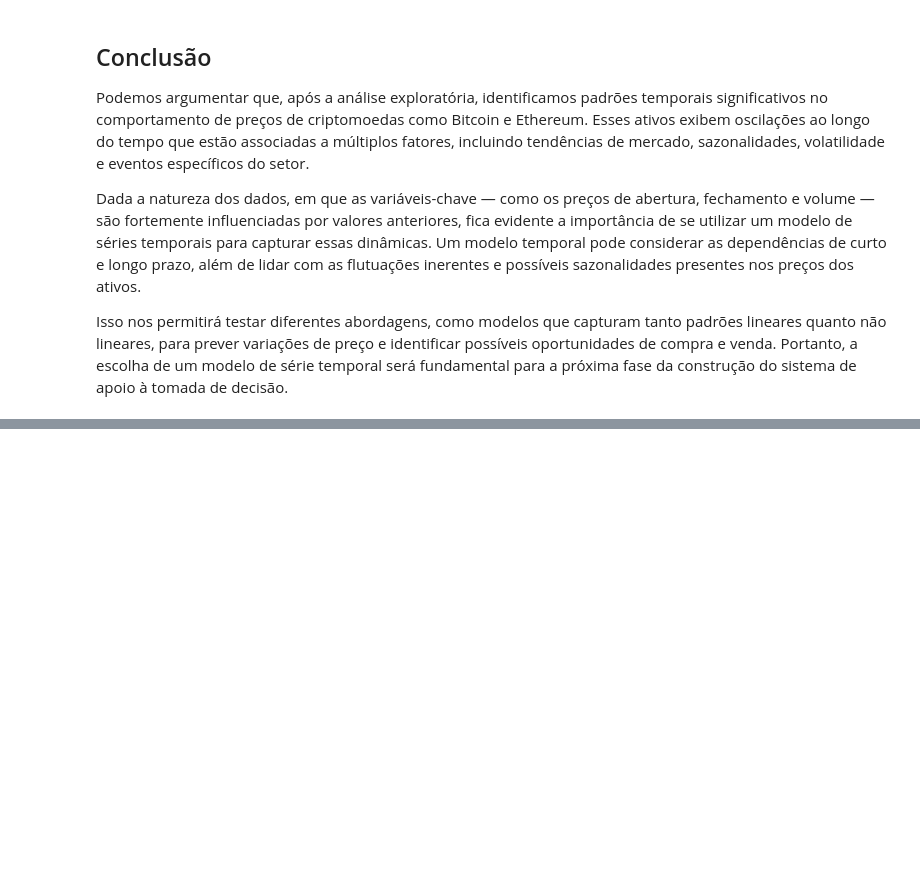
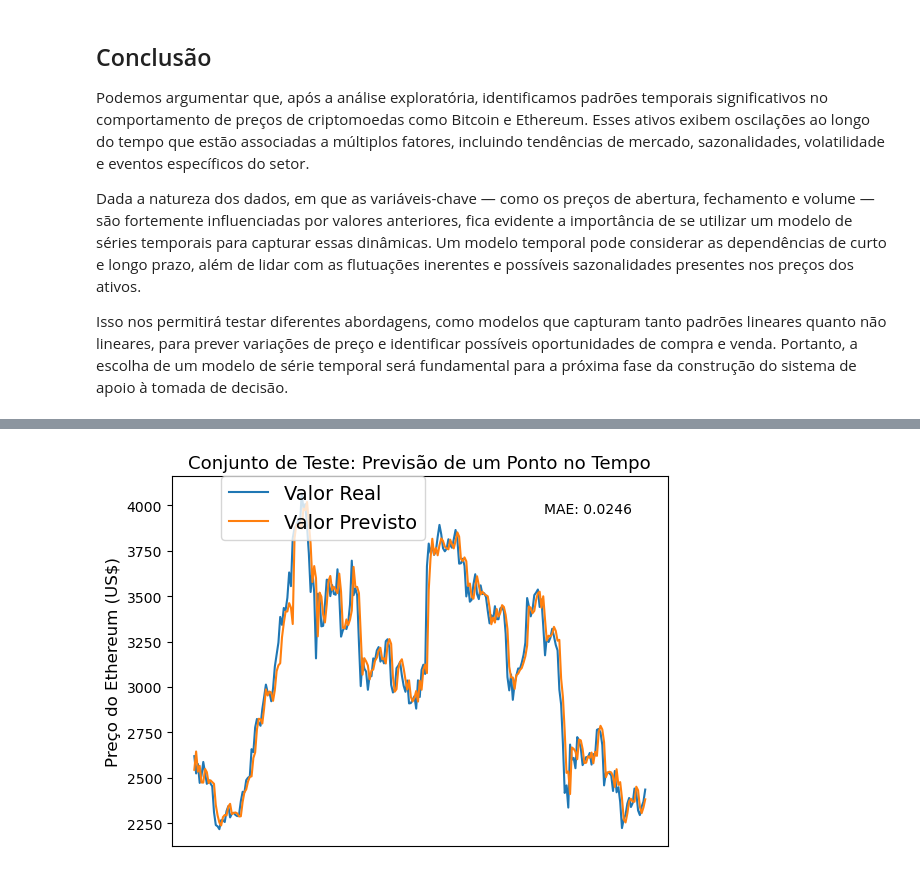
Before and after one commit to lidiamariano/Tomada-de-decis-es-para-investimento-em-cripto-ativos, a Jupyter notebook: src/notebook/predicting-crypto.ipynb, the cells around one changed output, grey strips where cells are left out. Cells and saved outputs as stored; diff of their text form; code cells hidden in the pictures; blank space fills up the shorter version.

```diff
--- a/src/notebook/predicting-crypto.ipynb
+++ b/src/notebook/predicting-crypto.ipynb
@@ -178,0 +339,3 @@ Isso nos permitirá testar diferentes abordagens, como modelos que capturam tant
+# %%
+window_len = 10
+norm_cols = [metric+coin for coin in ['_btc', '_eth'] for metric in ['Close','Volume']]
@@ -178,0 +408,6 @@ Isso nos permitirá testar diferentes abordagens, como modelos que capturam tant
+# %%
+LSTM_training_inputs = [np.array(LSTM_training_input) for LSTM_training_input in LSTM_training_inputs]
+LSTM_training_inputs = np.array(LSTM_training_inputs)
+
+LSTM_test_inputs = [np.array(LSTM_test_inputs) for LSTM_test_inputs in LSTM_test_inputs]
+LSTM_test_inputs = np.array(LSTM_test_inputs)
@@ -178,0 +480,35 @@ Isso nos permitirá testar diferentes abordagens, como modelos que capturam tant
+# %%
+# Garantindo que a coluna 'Date' esteja no formato datetime
+model_data['Date'] = pd.to_datetime(model_data['Date'])
+
+# Criando a figura
+fig, ax1 = plt.subplots(1, 1)
+
+# Definindo os rótulos do eixo X
+ax1.set_xticks([datetime.date(2020, i+1, 1) for i in range(12)])
+ax1.set_xticklabels([datetime.date(2020, i+1, 1).strftime('%b %d %Y') for i in range(12)])
+
+# Plotando os valores reais e previstos no conjunto de teste
+ax1.plot(model_data[model_data['Date'] >= split_date]['Date'][window_len:],
+         test_set['Close_eth'][window_len:], label='Valor Real')
+
+ax1.plot(model_data[model_data['Date'] >= split_date]['Date'][window_len:],
+         ((np.transpose(eth_model.predict(LSTM_test_inputs)) + 1) * test_set['Close_eth'].values[:-window_len])[0],
+         label='Valor Previsto')
+
+# Adicionando uma anotação do MAE (Mean Absolute Error)
+ax1.annotate('MAE: %.4f' % np.mean(np.abs((np.transpose(eth_model.predict(LSTM_test_inputs)) + 1) -
+             (test_set['Close_eth'].values[window_len:]) / (test_set['Close_eth'].values[:-window_len]))),
+             xy=(0.75, 0.9), xycoords='axes fraction',
+             xytext=(0.75, 0.9), textcoords='axes fraction')
+
+# Título e rótulo dos eixos
+ax1.set_title('Conjunto de Teste: Previsão de um Ponto no Tempo', fontsize=13)
+ax1.set_ylabel('Preço do Ethereum (US$)', fontsize=12)
+
+# Exibindo a legenda
+ax1.legend(bbox_to_anchor=(0.1, 1), loc=2, borderaxespad=0., prop={'size': 14})
+
+# Exibe o gráfico
+plt.show()
+# %% [output]
@@ -178,0 +517 @@ Isso nos permitirá testar diferentes abordagens, como modelos que capturam tant
+[figure, added]
```
Also changed, not shown: parts of 32 cells of this notebook, 3 other files.
